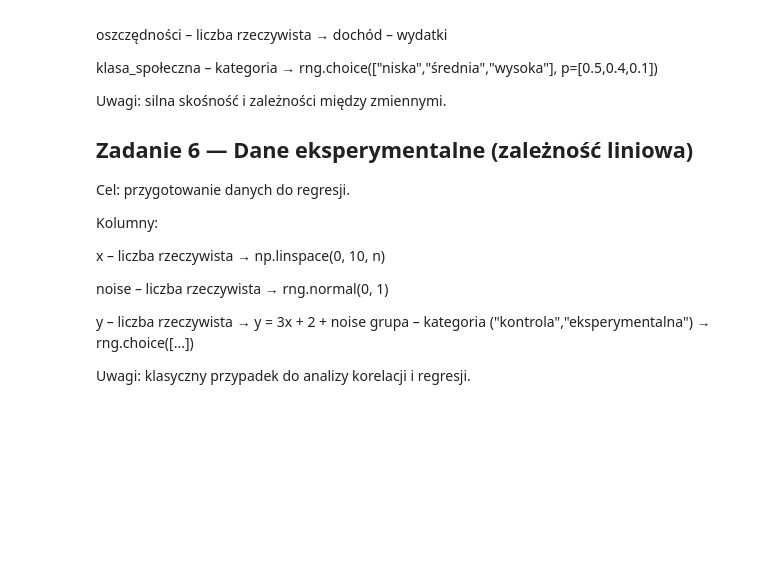
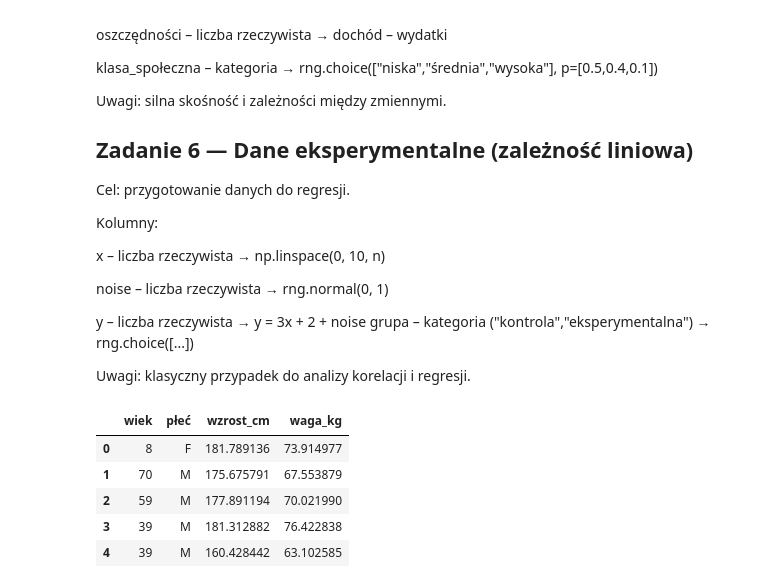
Before and after one commit to Werkxa/KGN_Programowanie2, a Jupyter notebook: Lab/P2Lab06_NumPy_Pandas.ipynb, the cells around one changed output. Cells and saved outputs as stored; diff of their text form; code cells hidden in the pictures; blank space fills up the shorter version.

```diff
--- a/Lab/P2Lab06_NumPy_Pandas.ipynb
+++ b/Lab/P2Lab06_NumPy_Pandas.ipynb
@@ -380,0 +384,29 @@ Uwagi: klasyczny przypadek do analizy korelacji i regresji.
+# %%
+# 1
+
+n = 50
+rng = np.random.default_rng(42)
+
+
+wiek = rng.integers(0, 91, n)
+plec = rng.choice(["M", "F"], n, [0.6, 0.4])
+wzrost = rng.normal(175, 10, n)
+
+# zależność: waga częściowo zależy od wzrostu
+waga = 0.4 * wzrost + rng.normal(0, 3, n)
+
+df1 = pd.DataFrame({
+    "wiek": wiek,
+    "płeć": plec,
+    "wzrost_cm": wzrost,
+    "waga_kg": waga
+})
+
+df1.head()
+# %% [output]
+|  | wiek | płeć | wzrost_cm | waga_kg |
+| 0 | 8 | F | 181.789136 | 73.914977 |
+| 1 | 70 | M | 175.675791 | 67.553879 |
+| 2 | 59 | M | 177.891194 | 70.021990 |
+| 3 | 39 | M | 181.312882 | 76.422838 |
+| 4 | 39 | M | 160.428442 | 63.102585 |
```
Also changed, not shown: parts of 6 cells of this notebook.
